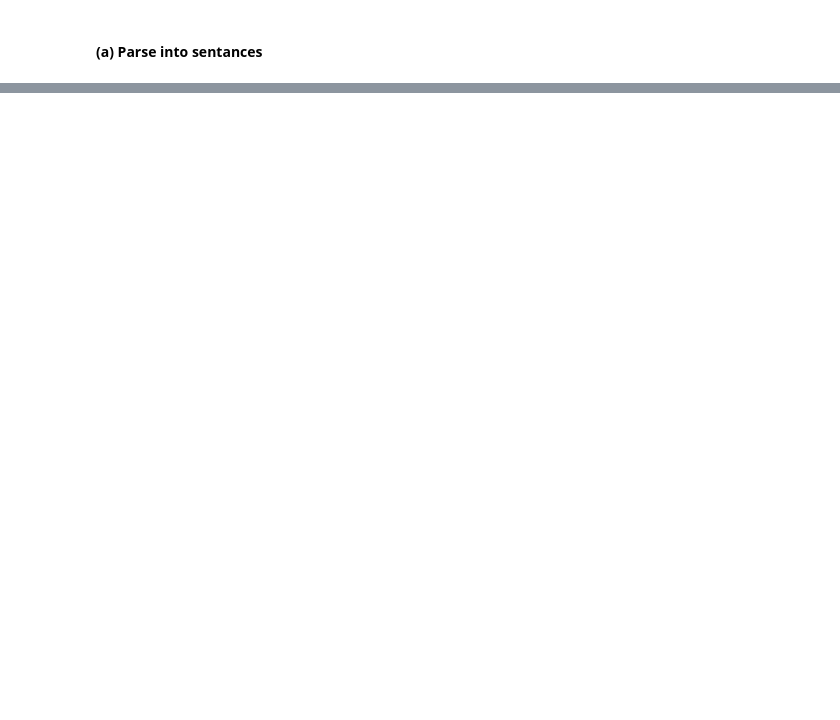
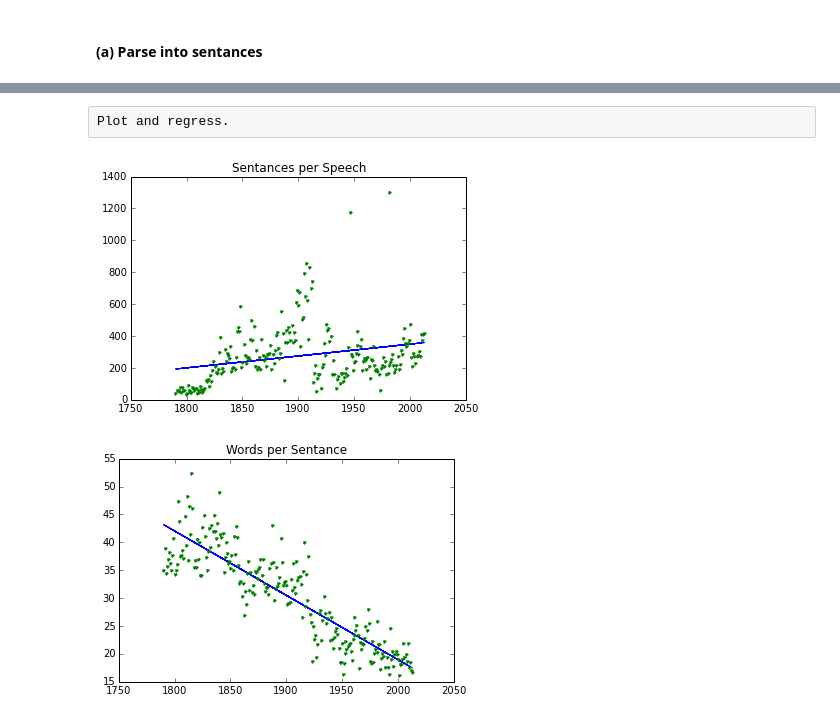
Before and after one commit to ajmaurer/Chicago-Course-Work, a Jupyter notebook: stat376/hw1.ipynb, the cells around one changed output, grey strips where cells are left out. Drawn from its saved outputs; the diff is of its cells as text; code cells hidden in the pictures; blank space fills up the shorter version.

```diff
--- a/stat376/hw1.ipynb
+++ b/stat376/hw1.ipynb
@@ -92,0 +56,12 @@ RANKED BY WORDS PER SENTANCE
+# %%
+speeches_path = "data/speeches.json"
+enumer = ['First','Second','Third','Fourth','Fifth','Sixth','Seventh','Eight','Ninth']
+titles = ['Mr|Ms|St|Dr','Mrs|Esq|Col|Gen|Hon','Miss']
+end_sen_re = ''.join(['(?<!'+x+')' for x in enumer])+''.join(['(?<!'+x+'ly)' for x in enumer])+''.join(['(?<!'+x+')' for x in titles])+'(?<![A-Z ]{2})(?<!.[A-Z]|\s[A-HJ-Z])([.?!]"?)\s+([A-Z])'
+sentance_list = sc.textFile(speeches_path)\
+    .map(lambda sp: json.loads(sp)) \
+    .map(lambda sp: (int(sp['year']),sp['president'],re.sub('\s+',' ',re.sub(sp['president'][0].upper()+'[A-Z .]*'+sp['president'].upper().split()[-1]+'.','',sp['text']))))\
+    .flatMap(lambda sp: [((sp[0],sp[1]), x) for x in re.sub(end_sen_re,'\g<1>__B__\g<2>',sp[2]).split('__B__')])\
+    .cache()
+
+sentance_list.take(5)
@@ -92,0 +81,9 @@ RANKED BY WORDS PER SENTANCE
+# %%
+SotU = namedtuple('SotU',['Year','President','Words','Sentances'])
+
+stats = sentance_list.map(lambda l: (l[0],(len(l[1].split()),1)))\
+    .reduceByKey(lambda tpl1, tpl2: (tpl1[0]+tpl2[0],tpl1[1]+tpl2[1]))\
+    .map(lambda tpl: [SotU(tpl[0][0],str(tpl[0][1]),tpl[1][0],tpl[1][1])]) \
+    .reduce(lambda x,y: x+y)
+
+stats[1:10]
@@ -92,0 +138,24 @@ RANKED BY WORDS PER SENTANCE
+# %% [raw]
+Plot and regress.
+# %%
+X = np.array([[1,SotU.Year] for SotU in stats])
+U, s, V = np.linalg.svd(X, full_matrices=False)
+VSinvUt = np.dot(np.dot(V,np.diag(s**-1)),U.T)
+
+sen = np.array([SotU.Sentances for SotU in stats])
+wps = np.array([SotU.Words/float(SotU.Sentances) for SotU in stats])
+Bsen = np.dot(VSinvUt,sen)
+Bwps = np.dot(VSinvUt,wps)
+sen_pred = np.dot(X,Bsen)
+wps_pred = np.dot(X,Bwps)
+
+plt.plot(X[:,1],sen_pred,'-',X[:,1],sen,'.')
+plt.title('Sentances per Speech');
+plt.show()
+
+plt.plot(X[:,1],wps_pred,'-',X[:,1],wps,'.')
+plt.title('Words per Sentance');
+plt.show()
+# %% [output]
+[figure, added]
+[figure, added]
```
Also changed, not shown: parts of 22 cells of this notebook.
